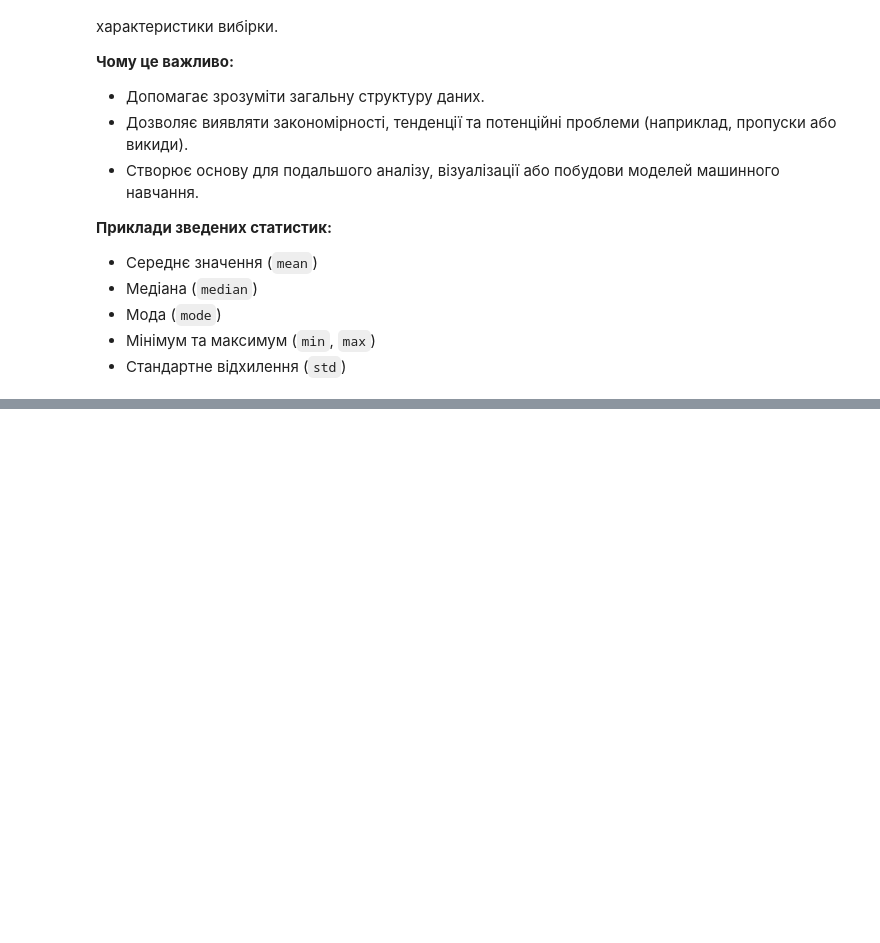
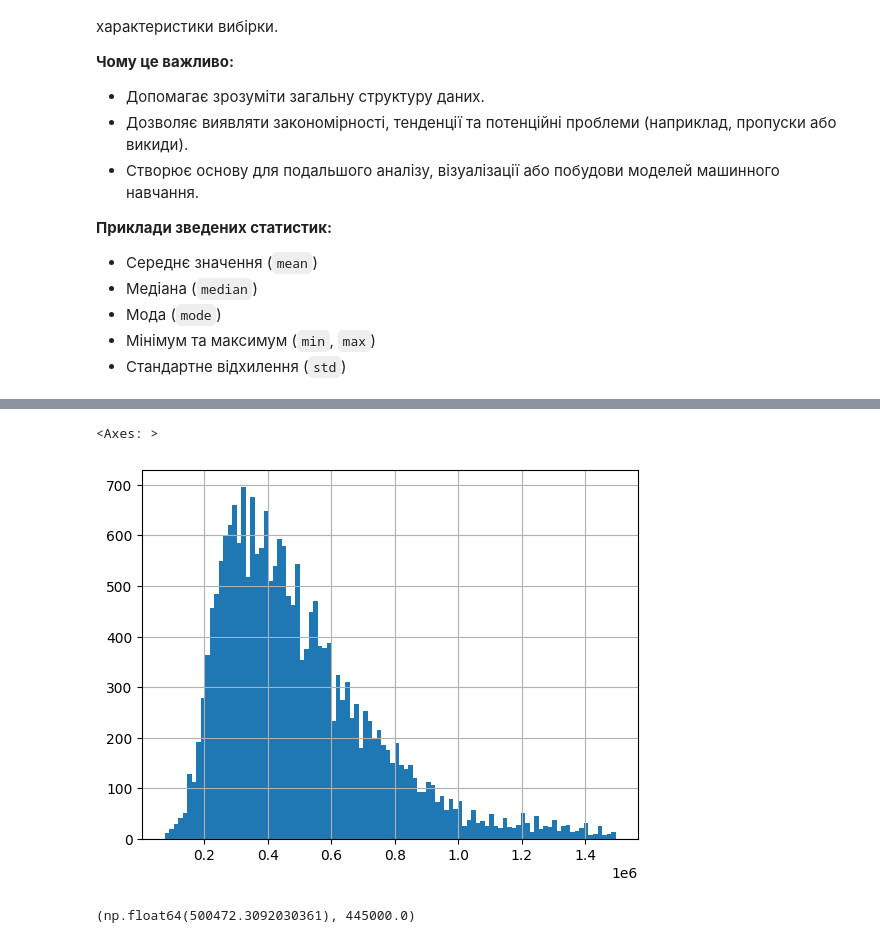
Before and after one commit to cpython-projects/python_da_06_11_25, a Jupyter notebook: lesson_14.ipynb, the cells around one changed output, grey strips where cells are left out. Drawn from its saved outputs; the diff is of its cells as text; code cells hidden in the pictures; blank space fills up the shorter version.

```diff
--- a/lesson_14.ipynb
+++ b/lesson_14.ipynb
@@ -271,0 +334,11 @@ df
+# %%
+df_1 = df[df['price'] < 1500000]
+# %%
+df_1.price.hist(bins=100)
+# %% [output]
+<Axes: >
+[figure, added]
+# %%
+df_1.price.mean(), df_1.price.median()
+# %% [output]
+(np.float64(500472.3092030361), 445000.0)
```
Also changed, not shown: parts of 13 cells of this notebook.
